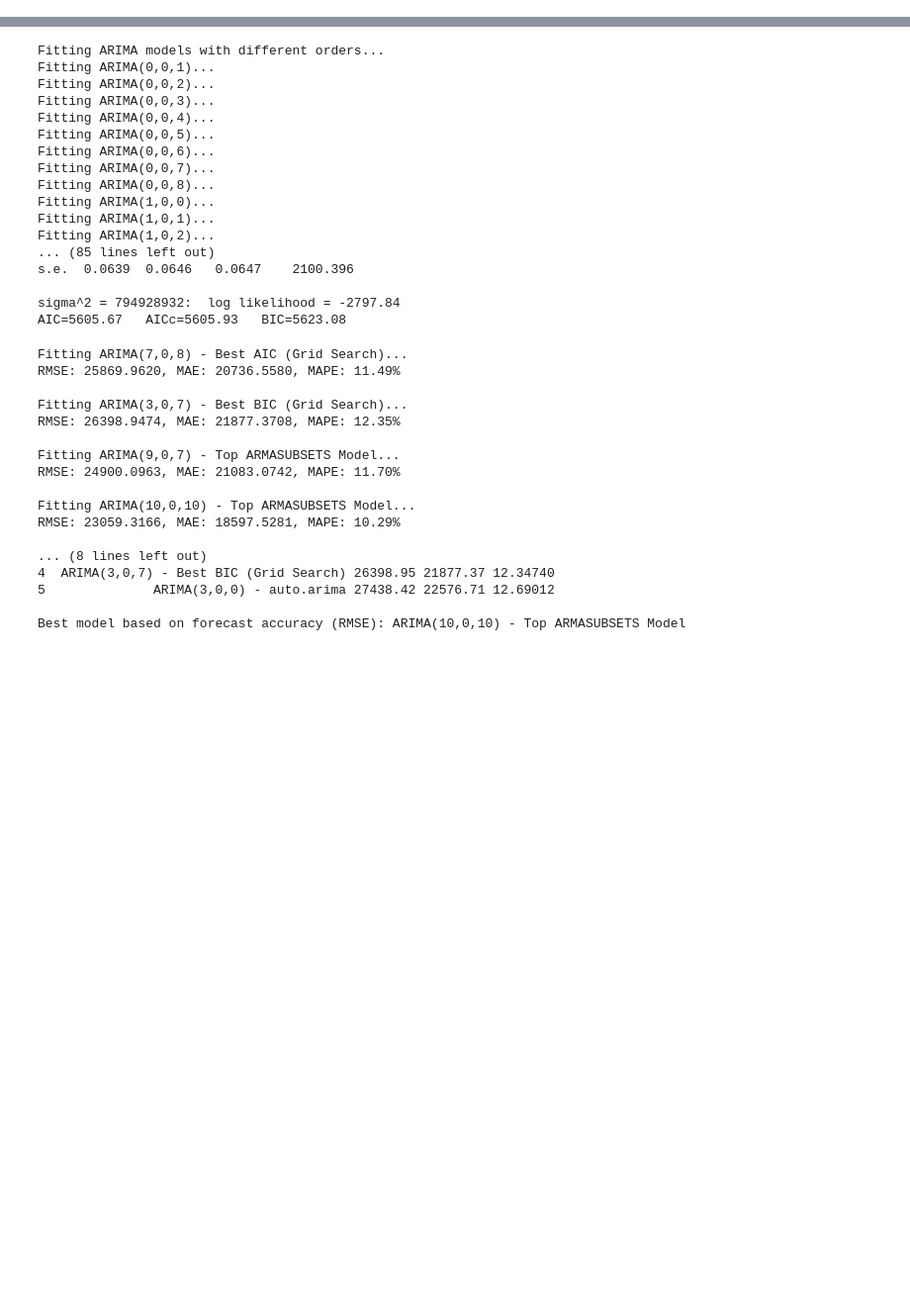
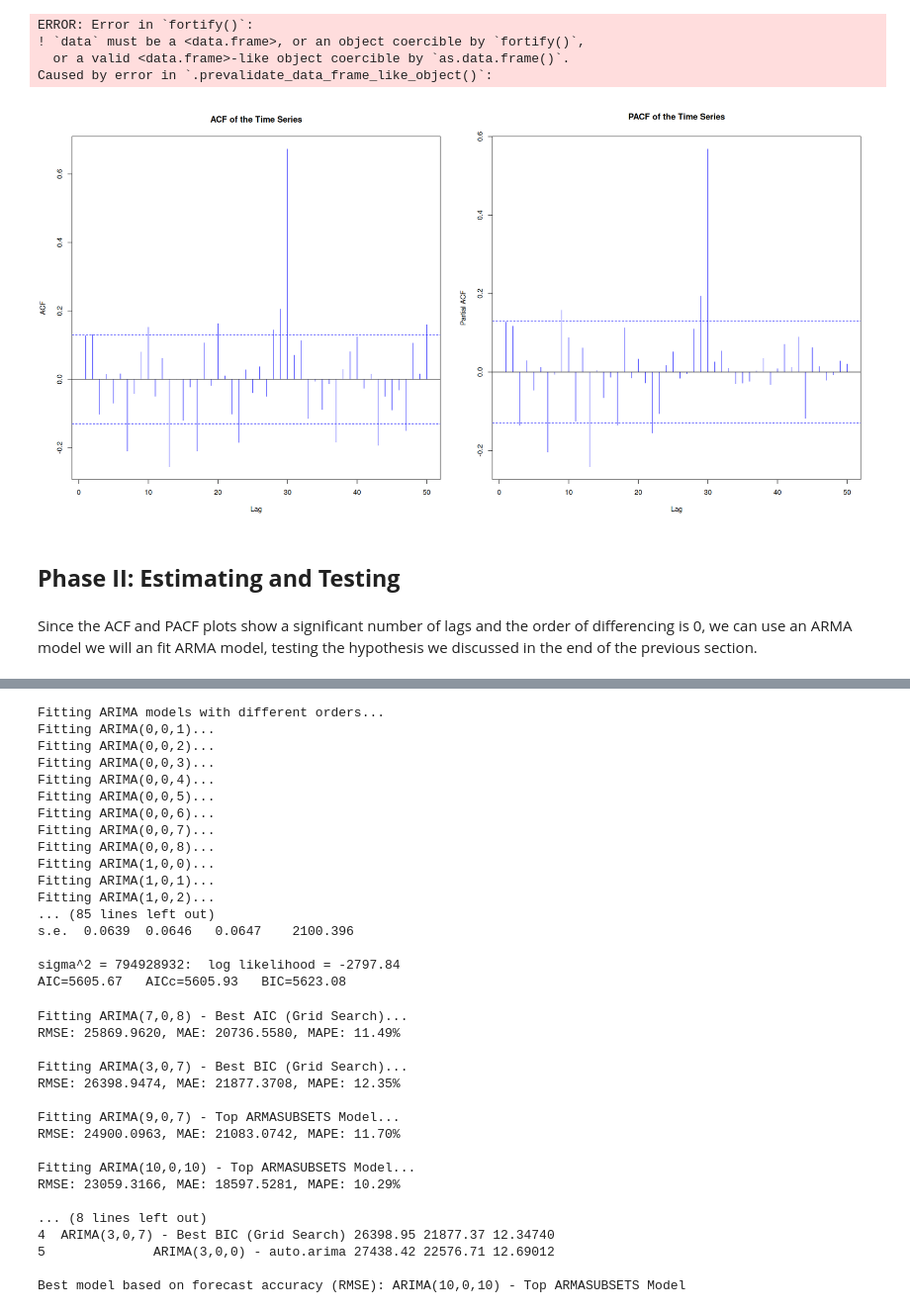
Before and after one commit to LyesHADJAR/TSAC-Individual-Project, a Jupyter notebook: notebooks/tsa_doubleknit_fab.ipynb, the cells around one changed output, grey strips where cells are left out. Shown at 99% size. Cells and saved outputs as stored; diff of their text form; code cells hidden in the pictures; blank space fills up the shorter version.

```diff
--- a/notebooks/tsa_doubleknit_fab.ipynb
+++ b/notebooks/tsa_doubleknit_fab.ipynb
@@ -337,0 +243,32 @@ plot(subset_results, which = "bic", main = "ARMA Model Selection by BIC",
+# %%
+# plot the transdormed series compared to the original series
+
+p5 <- ggplot() +
+  geom_line(data = train_df, aes(x = week, y = x), color = "#4E79A7") +
+  geom_line(data = transformed_data, aes(x = week, y = x), color = "#F28E2B") +
+  labs(
+    title = "Transformed vs Original Series",
+    subtitle = "Weekly Demand (Units)",
+    x = "Weeks",
+    y = "Demand (Units)"
+  ) +
+  theme_tsa()
+
+print(p5)
+# %% [output]
+ERROR: Error in `fortify()`:
+! `data` must be a <data.frame>, or an object coercible by `fortify()`,
+  or a valid <data.frame>-like object coercible by `as.data.frame()`.
+Caused by error in `.prevalidate_data_frame_like_object()`:
+# %%
+# plot ACF & PACF and examine them
+
+par(mfrow = c(1, 2),bg = "white")
+acf(train, main = "ACF of the Time Series", lag.max = 50, col = "blue")
+pacf(train, main = "PACF of the Time Series", lag.max = 50, col = "blue")
+# %% [output]
+[figure, added]
+# %% [markdown]
+## **Phase II: Estimating and Testing**
+# %% [markdown]
+Since the ACF and PACF plots show a significant number of lags and the order of differencing is 0, we can use an ARMA model we will an fit ARMA model, testing the hypothesis we discussed in the end of the previous section.
```
Also changed, not shown: parts of 37 cells of this notebook.
